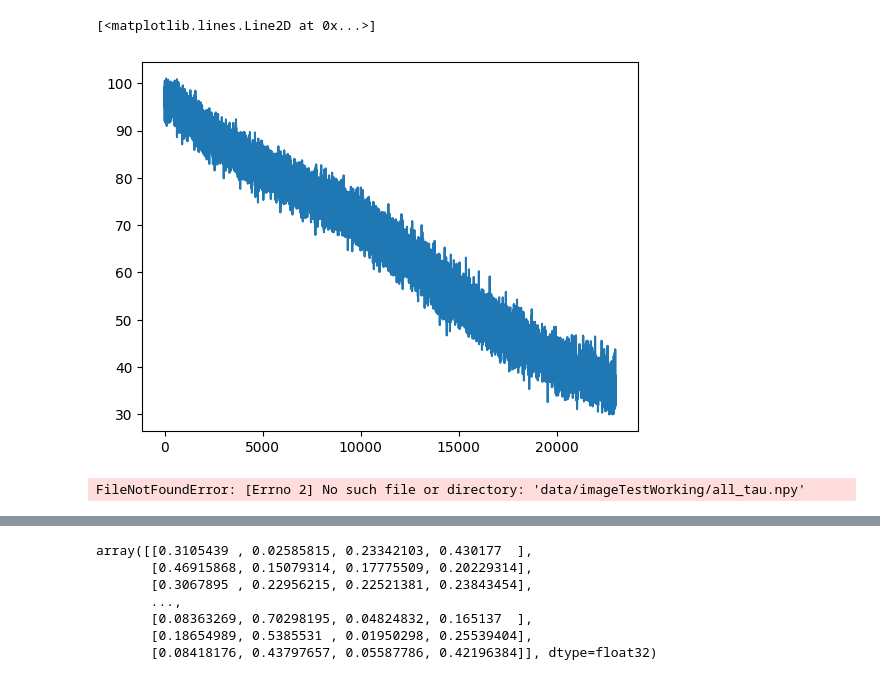
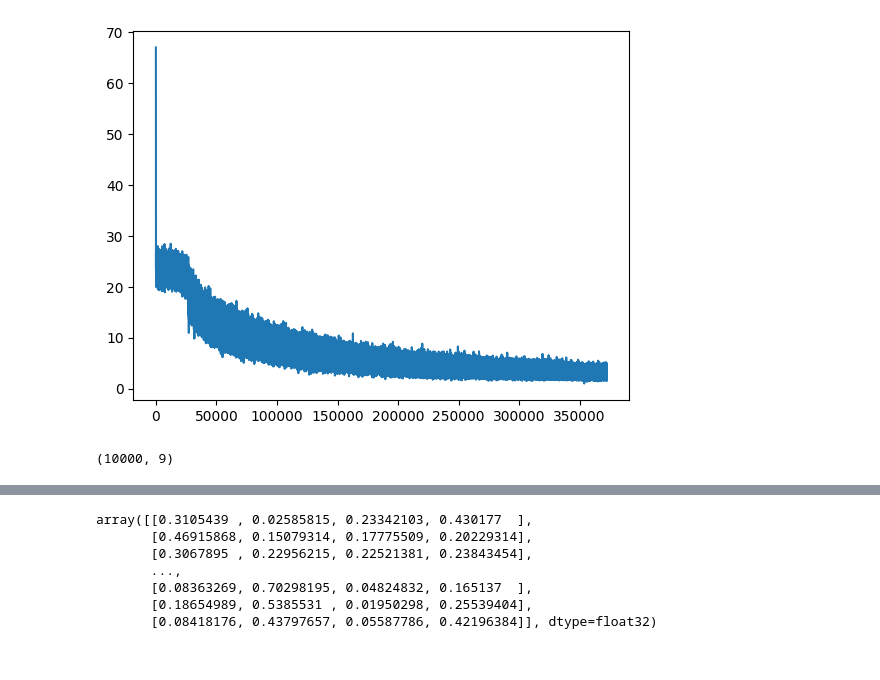
Before and after one commit to Gabriel-Ducrocq/segmentationCryoEM, a Jupyter notebook: Untitled3.ipynb, the cells around one changed output, grey strips where cells are left out. Cells and saved outputs as stored; diff of their text form; code cells hidden in the pictures.

```diff
--- a/Untitled3.ipynb
+++ b/Untitled3.ipynb
@@ -6,6 +10,12 @@ import nglview as nv
+# %%
+data_path = "data/imagesGMMRotationsPresentation/"
+loss = np.load(data_path + "losses_rmsd.npy")
+rotation_axis = torch.load(data_path + "training_rotations_axis.npy", map_location=torch.device('cpu'))
+rotation_angles = torch.load(data_path + "training_rotations_angles.npy", map_location=torch.device('cpu'))
+training_indexes = torch.tensor(np.array([i for i in range(10000)]), device="cpu")
 # %%
-loss = np.load("data/imageTestWorking/losses_rmsd.npy")
-plt.plot(loss[:23000])
+loss = np.load(data_path + "losses_rmsd.npy")
+plt.plot(loss)
+plt.show()
 # %% [output]
-[<matplotlib.lines.Line2D at 0x...>]
-[figure, old version]
+[figure, new version]
@@ -12,5 +24,6 @@ plt.plot(loss[:23000])
 # %%
-loss = np.load("data/imageTestWorking/all_tau.npy")
-plt.plot(loss[:])
+pca_latent = pca_latent_space(model)
-# %% [output]
-FileNotFoundError: [Errno 2] No such file or directory: 'data/imageTestWorking/all_tau.npy'
+# %%
+pca_latent.shape
+# %% [output]
+(10000, 9)
```
Also changed, not shown: parts of 7 cells of this notebook.
